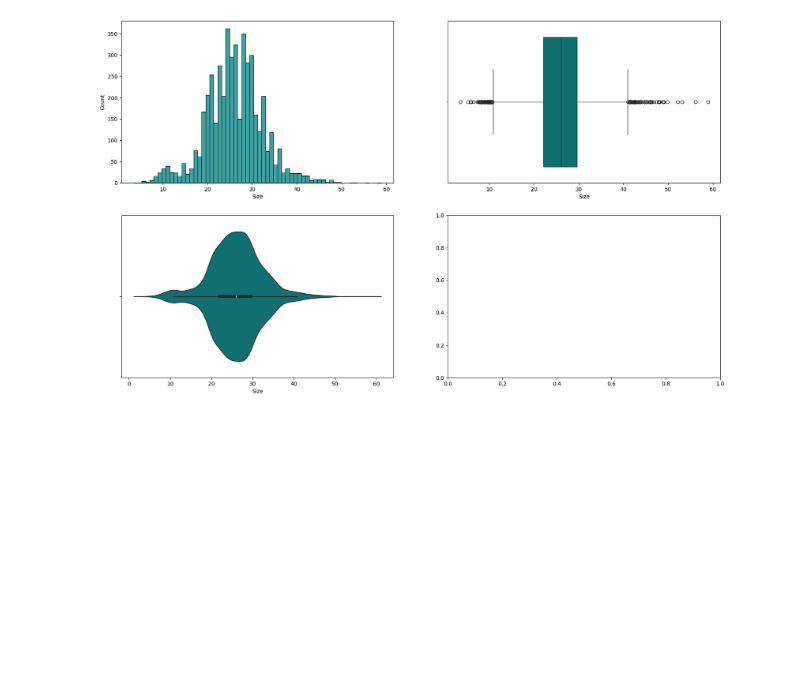
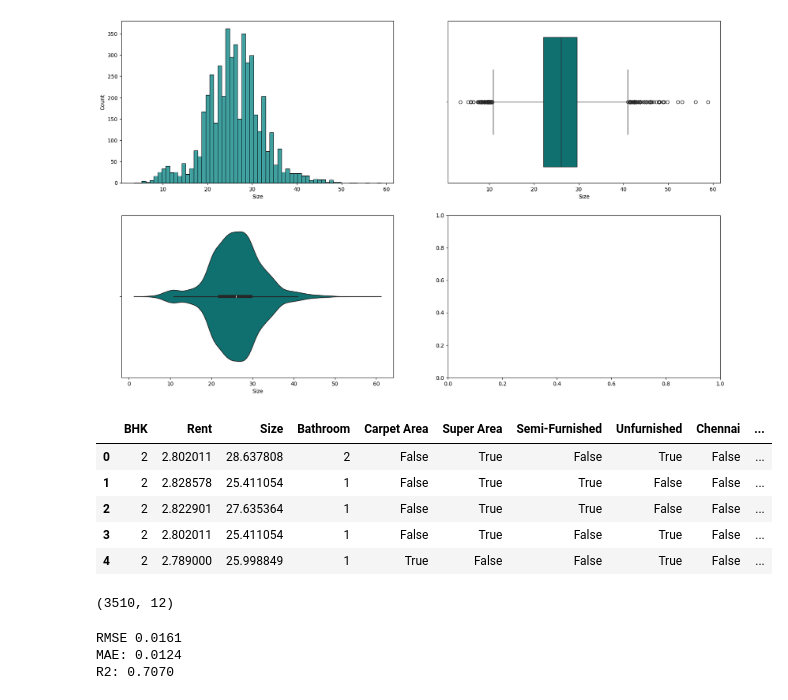
Before and after one commit to t-dlsantos/house-rent-regression-prediction, a Jupyter notebook: knn/knn.ipynb, the cells around one changed output. Drawn from its saved outputs; the diff is of its cells as text; code cells hidden in the pictures; blank space fills up the shorter version.

Commit message:
feat: implemented knn model

```diff
--- a/knn/knn.ipynb
+++ b/knn/knn.ipynb
@@ -151,3 +163,43 @@ ax3 = sns.violinplot(x = dataset['Size'], ax= ax[1, 0], color= 'teal')
 plt.show()
 # %% [output]
 [figure]
+# %%
+# Normalização das colunas
+dataset = dataset.drop_duplicates()
+
+def one_hot_encode(data, column):
+    encoded = pd.get_dummies(data[column], drop_first= True)
+    data = data.drop(column, axis = 1)
+    data = data.join(encoded)
+    return data
+
+columns = ['Area Type', 'Furnishing Status',  'City']
+for col in columns:
+    dataset = one_hot_encode(dataset, col)
+
+dataset.head()
+# %% [output]
+|  | BHK | Rent | Size | Bathroom | Carpet Area | Super Area | Semi-Furnished | Unfurnished | Chennai | ... |
+| 0 | 2 | 2.802011 | 28.637808 | 2 | False | True | False | True | False | ... |
+| 1 | 2 | 2.828578 | 25.411054 | 1 | False | True | True | False | False | ... |
+| 2 | 2 | 2.822901 | 27.635364 | 1 | False | True | True | False | False | ... |
+| 3 | 2 | 2.802011 | 25.411054 | 1 | False | True | False | True | False | ... |
+| 4 | 2 | 2.789000 | 25.998849 | 1 | True | False | False | True | False | ... |
+# %%
+# Separação dos Dados entre Treino e Teste
+
+X = dataset.drop('Rent', axis= 1)
+y = dataset['Rent']
+
+boxcox_result = boxcox(y)
+y_boxcox = boxcox_result[0]
+
+X_train, X_test, y_train, y_test = train_test_split(X, y_boxcox, test_size= 0.2, random_state = seed)
+
+sc = StandardScaler()
+X_train = sc.fit_transform(X_train)
+X_test = sc.transform(X_test)
+
+X_train.shape
+# %% [output]
+(3510, 12)
@@ -153,0 +212,15 @@ plt.show()
+# %%
+#  Avalicação do Modelo
+
+kf = KFold(n_splits= 10)
+rmse_result = np.mean(np.sqrt(-cross_val_score(knn_model, X_train, y_train, scoring = 'neg_mean_squared_error', cv= kf)))
+mae_result = mean_absolute_error(y_test, knn_pred)
+r2_result = r2_score(y_test, knn_pred)
+
+print(f'RMSE {rmse_result:.4f}')
+print(f'MAE: {mae_result:.4f}')
+print(f'R2: {r2_result:.4f}')
+# %% [output]
+RMSE 0.0161
+MAE: 0.0124
+R2: 0.7070
```
Also changed, not shown: parts of 3 cells of this notebook.
